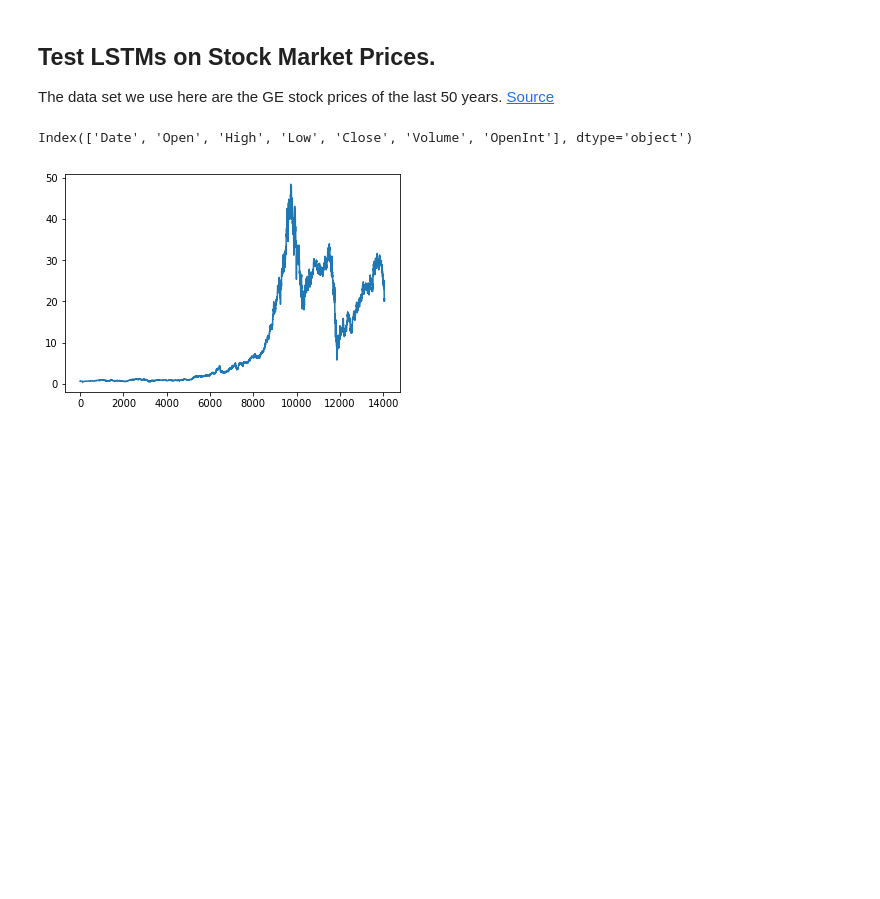
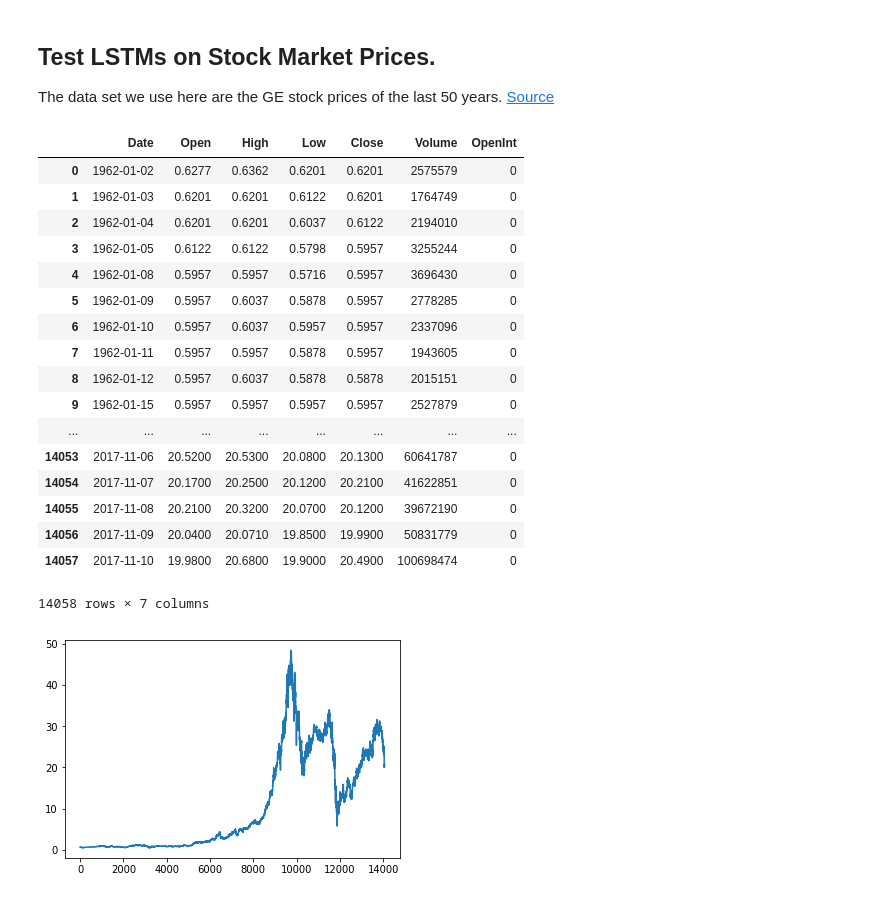
Before and after one commit to PatrickHuembeli/Recurrent_Networks_Introduction, a Jupyter notebook: LSTM/LSTM.ipynb, the cells around one changed output. Cells and saved outputs as stored; diff of their text form; code cells hidden in the pictures; blank space fills up the shorter version.

```diff
--- a/LSTM/LSTM.ipynb
+++ b/LSTM/LSTM.ipynb
@@ -7,8 +8,26 @@ import pandas as pd
 data = pd.read_csv('ge.us.txt')
 # %%
 data.keys()
+data
 # %% [output]
+|  | Date | Open | High | Low | Close | Volume | OpenInt |
+| 0 | 1962-01-02 | 0.6277 | 0.6362 | 0.6201 | 0.6201 | 2575579 | 0 |
+| 1 | 1962-01-03 | 0.6201 | 0.6201 | 0.6122 | 0.6201 | 1764749 | 0 |
+| 2 | 1962-01-04 | 0.6201 | 0.6201 | 0.6037 | 0.6122 | 2194010 | 0 |
+| 3 | 1962-01-05 | 0.6122 | 0.6122 | 0.5798 | 0.5957 | 3255244 | 0 |
+| 4 | 1962-01-08 | 0.5957 | 0.5957 | 0.5716 | 0.5957 | 3696430 | 0 |
+| 5 | 1962-01-09 | 0.5957 | 0.6037 | 0.5878 | 0.5957 | 2778285 | 0 |
+| 6 | 1962-01-10 | 0.5957 | 0.6037 | 0.5957 | 0.5957 | 2337096 | 0 |
+| 7 | 1962-01-11 | 0.5957 | 0.5957 | 0.5878 | 0.5957 | 1943605 | 0 |
+| 8 | 1962-01-12 | 0.5957 | 0.6037 | 0.5878 | 0.5878 | 2015151 | 0 |
+| 9 | 1962-01-15 | 0.5957 | 0.5957 | 0.5957 | 0.5957 | 2527879 | 0 |
+| ... | ... | ... | ... | ... | ... | ... | ... |
+| 14053 | 2017-11-06 | 20.5200 | 20.5300 | 20.0800 | 20.1300 | 60641787 | 0 |
+| 14054 | 2017-11-07 | 20.1700 | 20.2500 | 20.1200 | 20.2100 | 41622851 | 0 |
+| 14055 | 2017-11-08 | 20.2100 | 20.3200 | 20.0700 | 20.1200 | 39672190 | 0 |
+| 14056 | 2017-11-09 | 20.0400 | 20.0710 | 19.8500 | 19.9900 | 50831779 | 0 |
+| 14057 | 2017-11-10 | 19.9800 | 20.6800 | 19.9000 | 20.4900 | 100698474 | 0 |
-Index(['Date', 'Open', 'High', 'Low', 'Close', 'Volume', 'OpenInt'], dtype='object')
+14058 rows × 7 columns
 # %%
 from matplotlib import pyplot as plt
 %matplotlib inline
```
Also changed, not shown: parts of 28 cells of this notebook.
